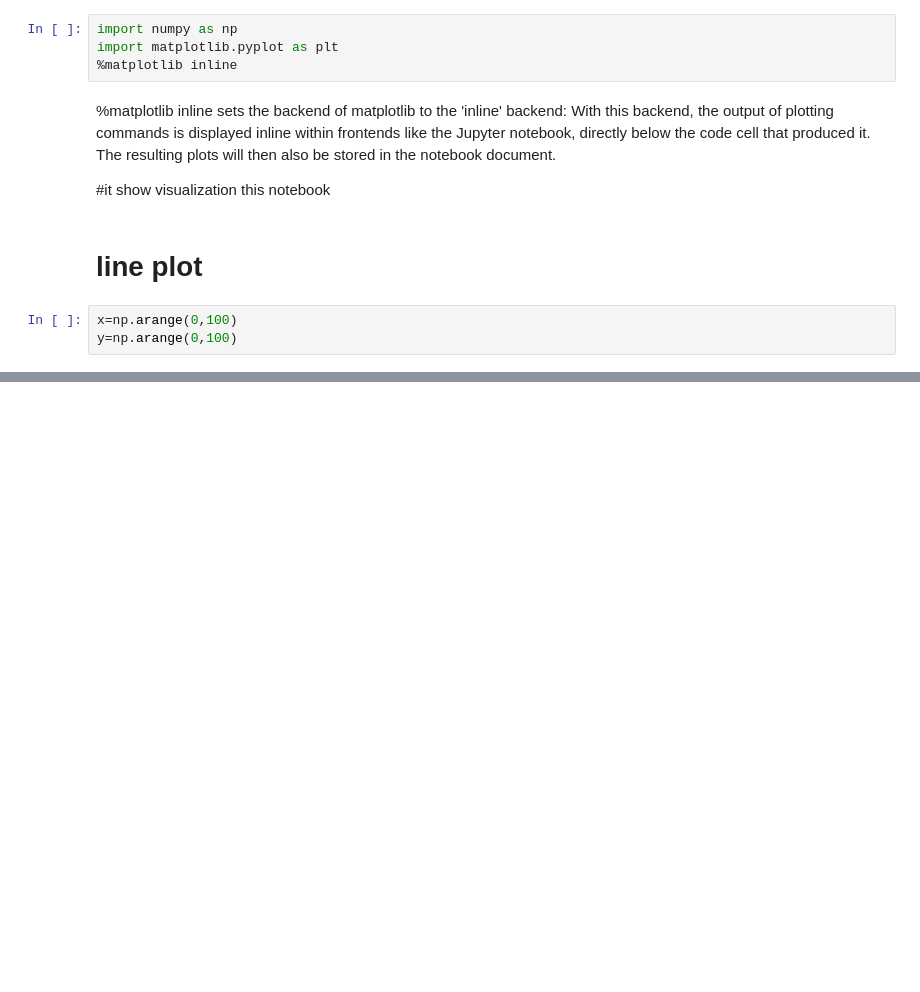
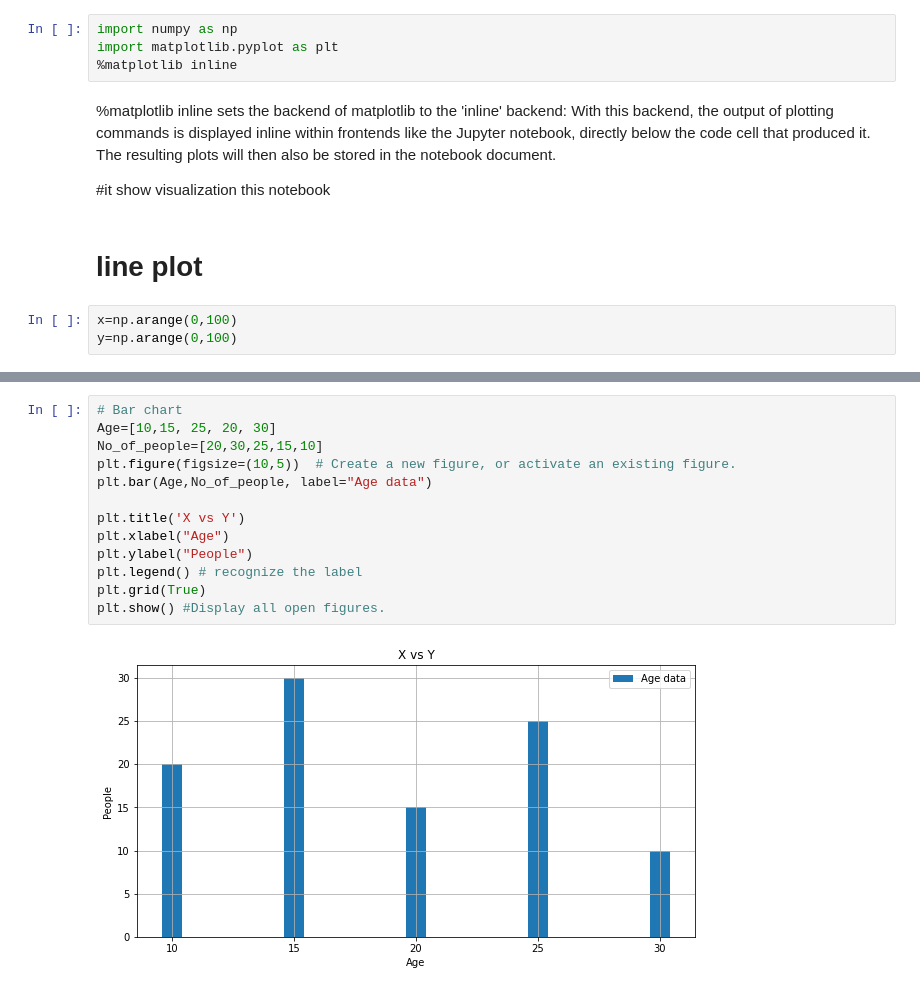
Before and after one commit to Rasel-25/Python, a Jupyter notebook: dataVisualization/eda.ipynb, the cells around one changed output, grey strips where cells are left out. Saved outputs shown, nothing was run; the diff lists cells and outputs as text; blank space fills up the shorter version.

```diff
--- a/dataVisualization/eda.ipynb
+++ b/dataVisualization/eda.ipynb
@@ -22,0 +44,15 @@ plt.show() #Display all open figures.
+# %%
+# Bar chart
+Age=[10,15, 25, 20, 30]
+No_of_people=[20,30,25,15,10]
+plt.figure(figsize=(10,5))  # Create a new figure, or activate an existing figure.
+plt.bar(Age,No_of_people, label="Age data")
+
+plt.title('X vs Y')
+plt.xlabel("Age")
+plt.ylabel("People")
+plt.legend() # recognize the label
+plt.grid(True)
+plt.show() #Display all open figures.
+# %% [output]
+[figure, added]
```
Also changed, not shown: parts of 2 cells of this notebook.
